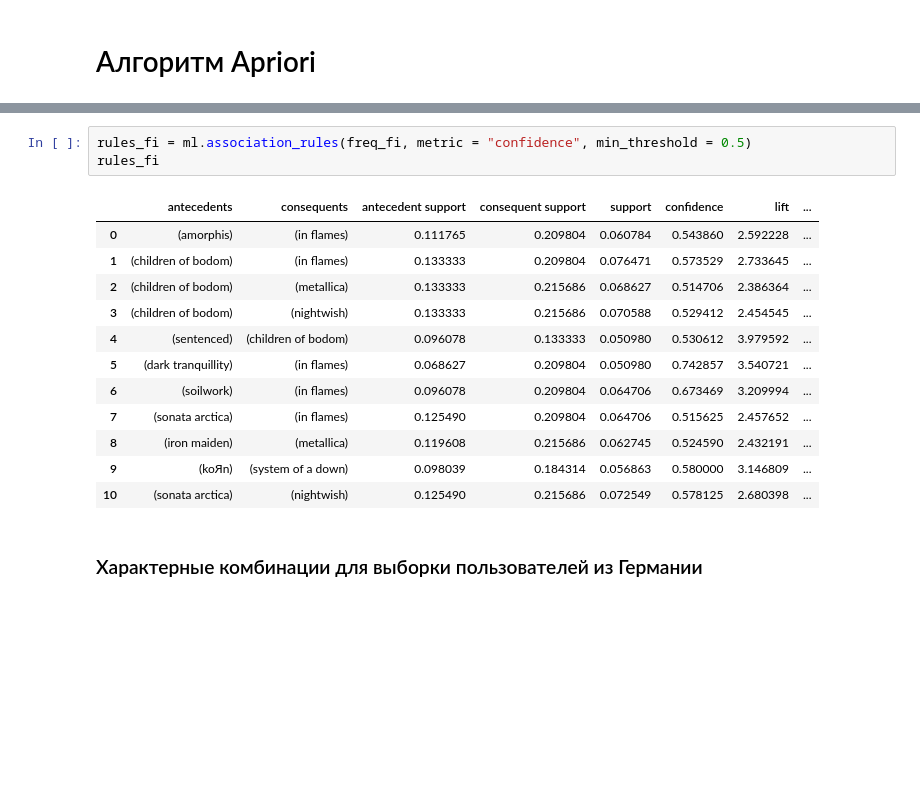
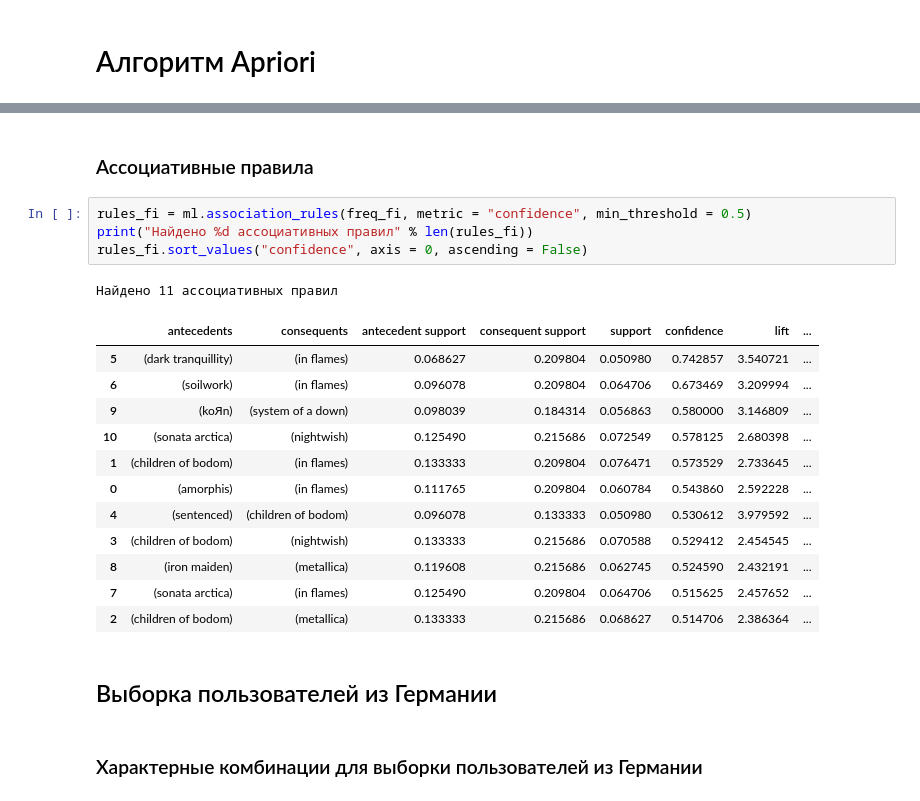
Before and after one commit to amatemeow/MLPY, a Jupyter notebook: task2/task2.ipynb, the cells around one changed output, grey strips where cells are left out. Cells and saved outputs as stored; diff of their text form; blank space fills up the shorter version.

```diff
--- a/task2/task2.ipynb
+++ b/task2/task2.ipynb
@@ -478,22 +531,28 @@ print("Максимальная длина набора: %d" % freq_fi['itemsets
 
 [118 rows x 2 columns]
 Максимальная длина набора: 2
+# %% [markdown]
+<h3>Ассоциативные правила</h3>
 # %%
 rules_fi = ml.association_rules(freq_fi, metric = "confidence", min_threshold = 0.5)
-rules_fi
+print("Найдено %d ассоциативных правил" % len(rules_fi))
+rules_fi.sort_values("confidence", axis = 0, ascending = False)
 # %% [output]
+Найдено 11 ассоциативных правил
 |  | antecedents | consequents | antecedent support | consequent support | support | confidence | lift | ... |
-| 0 | (amorphis) | (in flames) | 0.111765 | 0.209804 | 0.060784 | 0.543860 | 2.592228 | ... |
-| 1 | (children of bodom) | (in flames) | 0.133333 | 0.209804 | 0.076471 | 0.573529 | 2.733645 | ... |
-| 2 | (children of bodom) | (metallica) | 0.133333 | 0.215686 | 0.068627 | 0.514706 | 2.386364 | ... |
-| 3 | (children of bodom) | (nightwish) | 0.133333 | 0.215686 | 0.070588 | 0.529412 | 2.454545 | ... |
-| 4 | (sentenced) | (children of bodom) | 0.096078 | 0.133333 | 0.050980 | 0.530612 | 3.979592 | ... |
 | 5 | (dark tranquillity) | (in flames) | 0.068627 | 0.209804 | 0.050980 | 0.742857 | 3.540721 | ... |
 | 6 | (soilwork) | (in flames) | 0.096078 | 0.209804 | 0.064706 | 0.673469 | 3.209994 | ... |
-| 7 | (sonata arctica) | (in flames) | 0.125490 | 0.209804 | 0.064706 | 0.515625 | 2.457652 | ... |
-| 8 | (iron maiden) | (metallica) | 0.119608 | 0.215686 | 0.062745 | 0.524590 | 2.432191 | ... |
 | 9 | (koЯn) | (system of a down) | 0.098039 | 0.184314 | 0.056863 | 0.580000 | 3.146809 | ... |
 | 10 | (sonata arctica) | (nightwish) | 0.125490 | 0.215686 | 0.072549 | 0.578125 | 2.680398 | ... |
+| 1 | (children of bodom) | (in flames) | 0.133333 | 0.209804 | 0.076471 | 0.573529 | 2.733645 | ... |
+| 0 | (amorphis) | (in flames) | 0.111765 | 0.209804 | 0.060784 | 0.543860 | 2.592228 | ... |
+| 4 | (sentenced) | (children of bodom) | 0.096078 | 0.133333 | 0.050980 | 0.530612 | 3.979592 | ... |
+| 3 | (children of bodom) | (nightwish) | 0.133333 | 0.215686 | 0.070588 | 0.529412 | 2.454545 | ... |
+| 8 | (iron maiden) | (metallica) | 0.119608 | 0.215686 | 0.062745 | 0.524590 | 2.432191 | ... |
+| 7 | (sonata arctica) | (in flames) | 0.125490 | 0.209804 | 0.064706 | 0.515625 | 2.457652 | ... |
+| 2 | (children of bodom) | (metallica) | 0.133333 | 0.215686 | 0.068627 | 0.514706 | 2.386364 | ... |
+# %% [markdown]
+<h2>Выборка пользователей из Германии</h2>
 # %% [markdown]
 <h3>Характерные комбинации для выборки пользователей из Германии</h3>
 # %%
```
Also changed, not shown: parts of 53 cells of this notebook.
